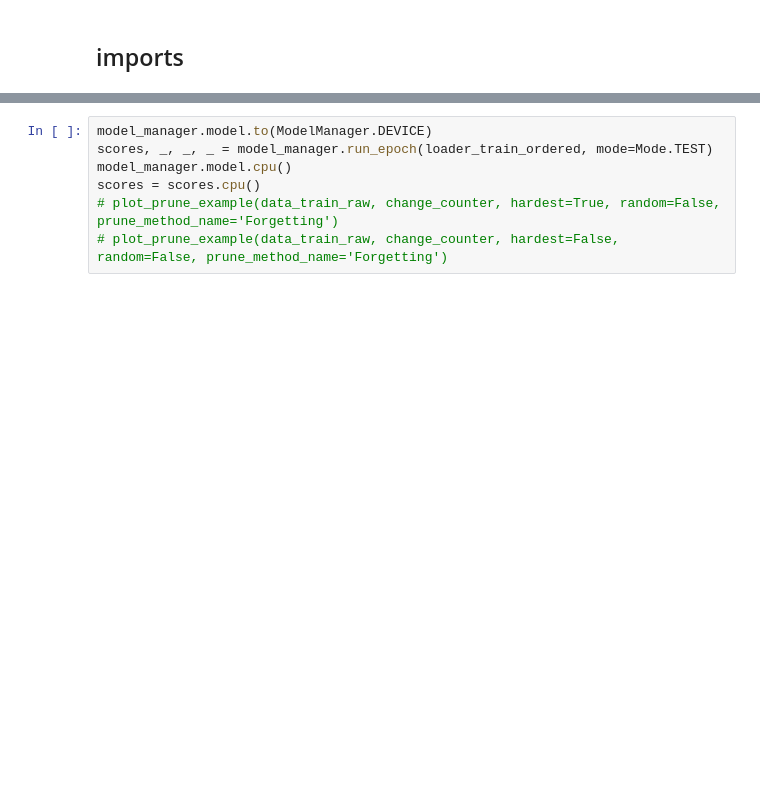
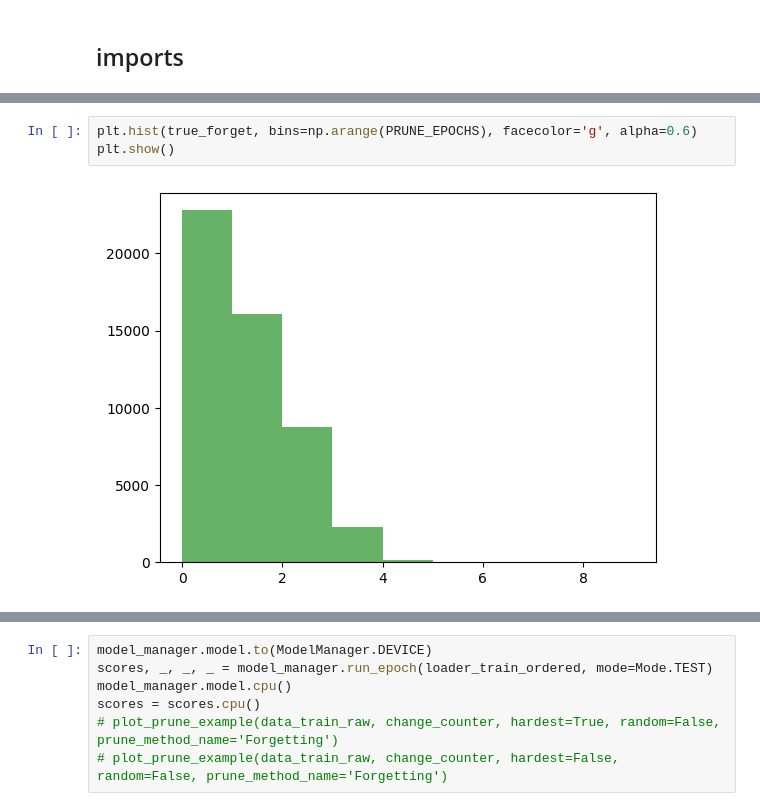
Before and after one commit to bezalelc/Data-pruning, a Jupyter notebook: code/forgetting_resnet18_cifar100.ipynb, the cells around one changed output, grey strips where cells are left out. Saved outputs shown, nothing was run; the diff lists cells and outputs as text; blank space fills up the shorter version.

```diff
--- a/code/forgetting_resnet18_cifar100.ipynb
+++ b/code/forgetting_resnet18_cifar100.ipynb
@@ -86,3 +100,8 @@ epochs_pred = model_manager.data_other['epochs_pred']
+# %%
+plt.hist(true_forget, bins=np.arange(PRUNE_EPOCHS), facecolor='g', alpha=0.6)
+plt.show()
+# %% [output]
+[figure, added]
 # %%
 plt.hist(change_counter, bins=PRUNE_EPOCHS, facecolor='g', alpha=0.6)
 plt.show()
```
Also changed, not shown: parts of 6 cells of this notebook, 16 other files.
